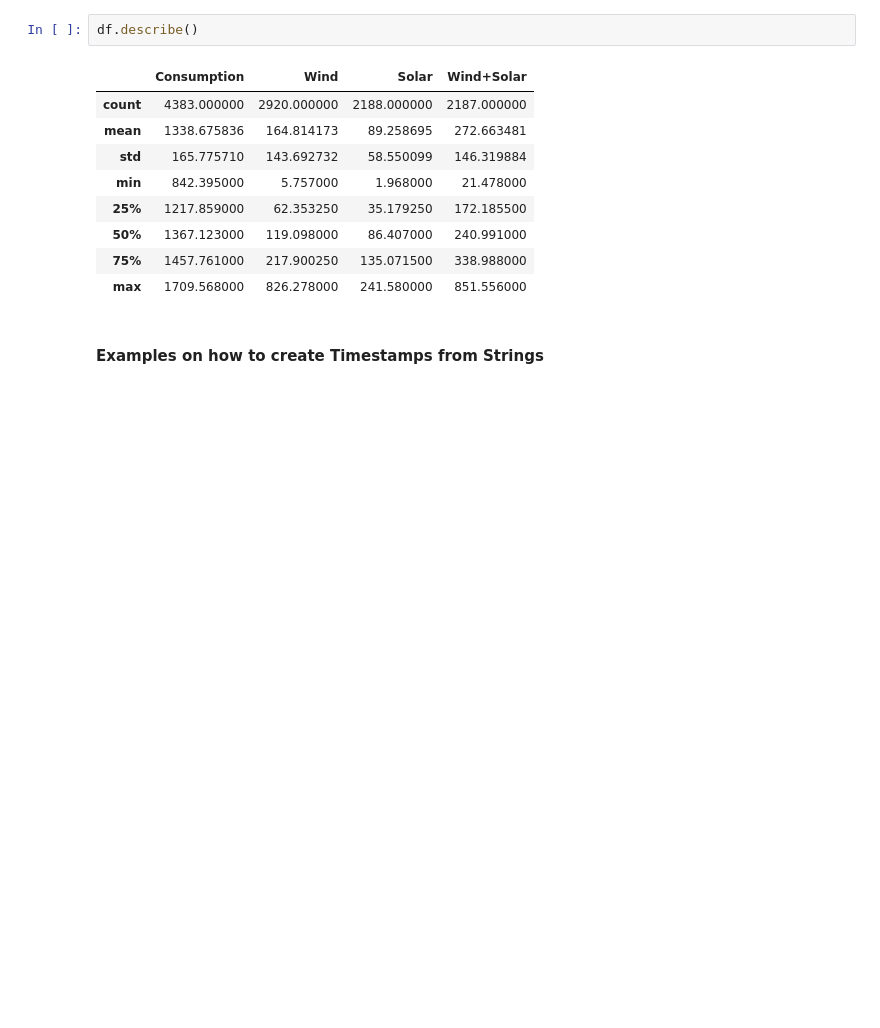
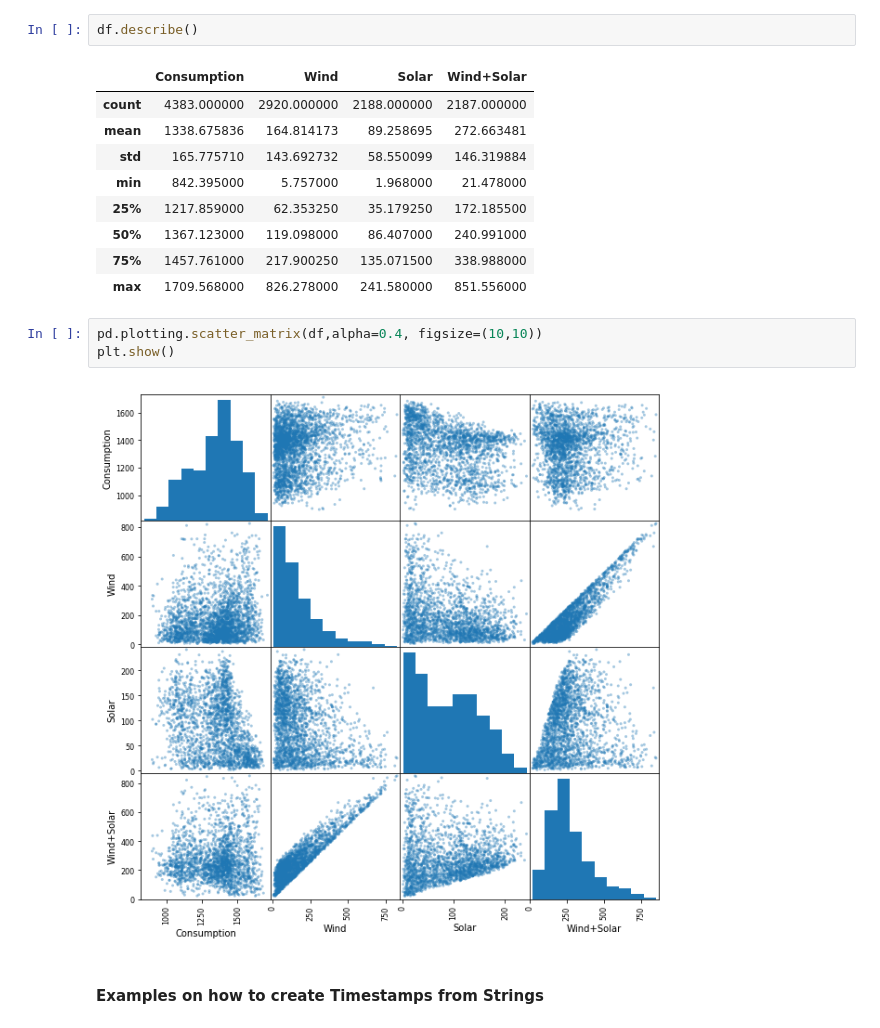
Before and after one commit to mtorrico/Time-Series-energy-consumption-pandas, a Jupyter notebook: Time Series Analysis of Energy Consumption and Renewable Energy.ipynb, the cells around one changed output. Cells and saved outputs as stored; diff of their text form; blank space fills up the shorter version.

```diff
--- a/Time Series Analysis of Energy Consumption and Renewable Energy.ipynb
+++ b/Time Series Analysis of Energy Consumption and Renewable Energy.ipynb
@@ -94,6 +103,11 @@ df.describe()
 | 50% | 1367.123000 | 119.098000 | 86.407000 | 240.991000 |
 | 75% | 1457.761000 | 217.900250 | 135.071500 | 338.988000 |
 | max | 1709.568000 | 826.278000 | 241.580000 | 851.556000 |
+# %%
+pd.plotting.scatter_matrix(df,alpha=0.4, figsize=(10,10))
+plt.show()
+# %% [output]
+[figure, added]
 # %% [markdown]
 #### Examples on how to create Timestamps from Strings
 # %%
```
Also changed, not shown: parts of 1 cell of this notebook.
